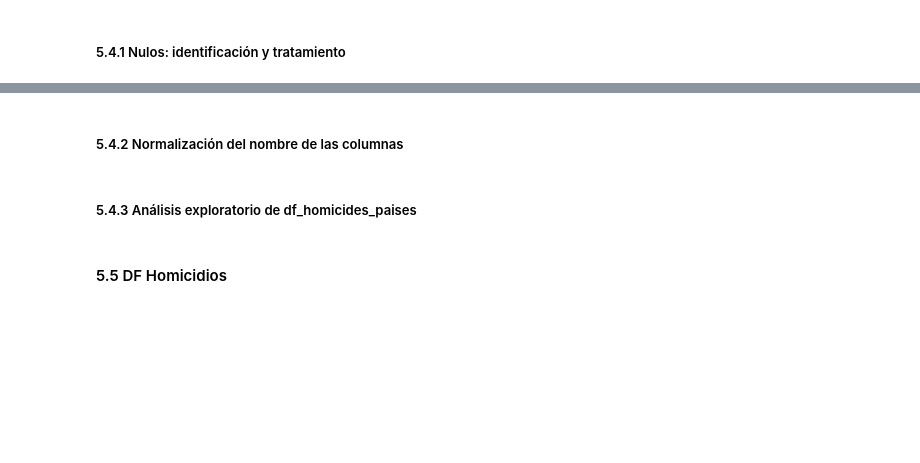
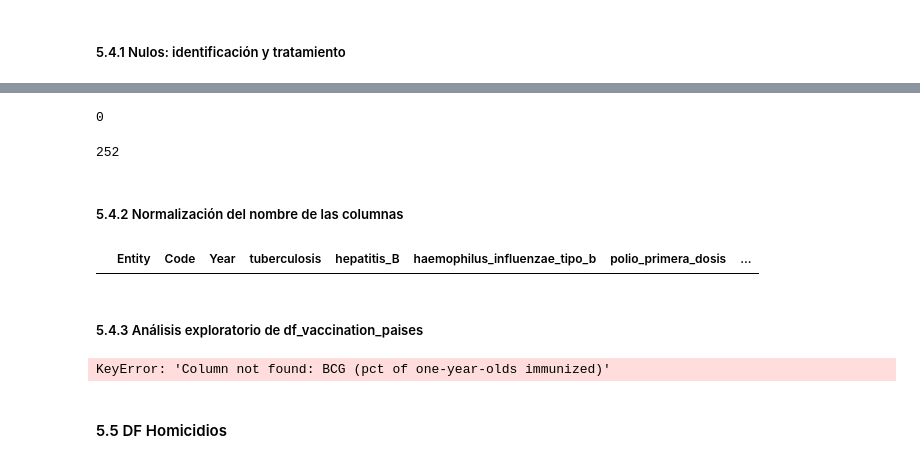
Before and after one commit to Sarah-bzb/TFM_analisis_datos, a Jupyter notebook: exploration_health_v0 - copia.ipynb, the cells around one changed output, grey strips where cells are left out. Cells and saved outputs as stored; diff of their text form; code cells hidden in the pictures; blank space fills up the shorter version.

```diff
--- a/exploration_health_v0 - copia.ipynb
+++ b/exploration_health_v0 - copia.ipynb
@@ -1095,7 +1111,43 @@ KeyError: 'Column not found: BCG (% of one-year-olds immunized)'
+# %%
+df_vaccination_paises = df_vaccination[df_vaccination['Code'].notnull()]
+df_vaccination_regiones = df_vaccination[df_vaccination['Code'].isnull()]
+# %%
+df_vaccination_paises['Code'].isnull().sum()
+# %% [output]
+0
+# %%
+df_vaccination_regiones['Code'].isnull().sum()
+# %% [output]
+252
 # %% [markdown]
 ##### 5.4.2 Normalización del nombre de las columnas
+# %%
+mapeo_vacunacion = {
+    "BCG (% of one-year-olds immunized)": "tuberculosis",
+	"HepB3 (% of one-year-olds immunized)": "hepatitis_B",
+	"Hib3 (% of one-year-olds immunized)": "haemophilus_influenzae_tipo_b",
+	"IPV1 (% of one-year-olds immunized)": "polio_primera_dosis",
+	"MCV1 (% of one-year-olds immunized)": "sarampion_primera_dosis",
+	"PCV3 (% of one-year-olds immunized)": "vacuna antineumocócica",
+	"Pol3 (% of one-year-olds immunized)": "polio",
+	"RCV1 (% of one-year-olds immunized)": "rubéola",
+	"RotaC (% of one-year-olds immunized)": "rotavirus",
+	"YFV (% of one-year-olds immunized)": "fiebre_amarilla",
+	"DTP3 (% of one-year-olds immunized)": "DTP3",
+}
+# %%
+df_vaccination_paises = renombrar_columnas(df_vaccination_paises, mapeo_vacunacion)
+df_vaccination_regiones = renombrar_columnas(df_vaccination_regiones, mapeo_vacunacion)
+# %%
+df_vaccination_paises.head(0)
+# %% [output]
+|  | Entity | Code | Year | tuberculosis | hepatitis_B | haemophilus_influenzae_tipo_b | polio_primera_dosis | ... |
 # %% [markdown]
-##### 5.4.3 Análisis exploratorio de df_homicides_paises
+##### 5.4.3 Análisis exploratorio de df_vaccination_paises
+# %%
+df_vaccination_paises.groupby(['Entity'])['BCG (pct of one-year-olds immunized)'].apply(lambda x: x.isnull().sum())
+# %% [output]
+KeyError: 'Column not found: BCG (pct of one-year-olds immunized)'
 # %% [markdown]
 #### 5.5 DF Homicidios
 # %%
```
Also changed, not shown: parts of 20 cells of this notebook.
